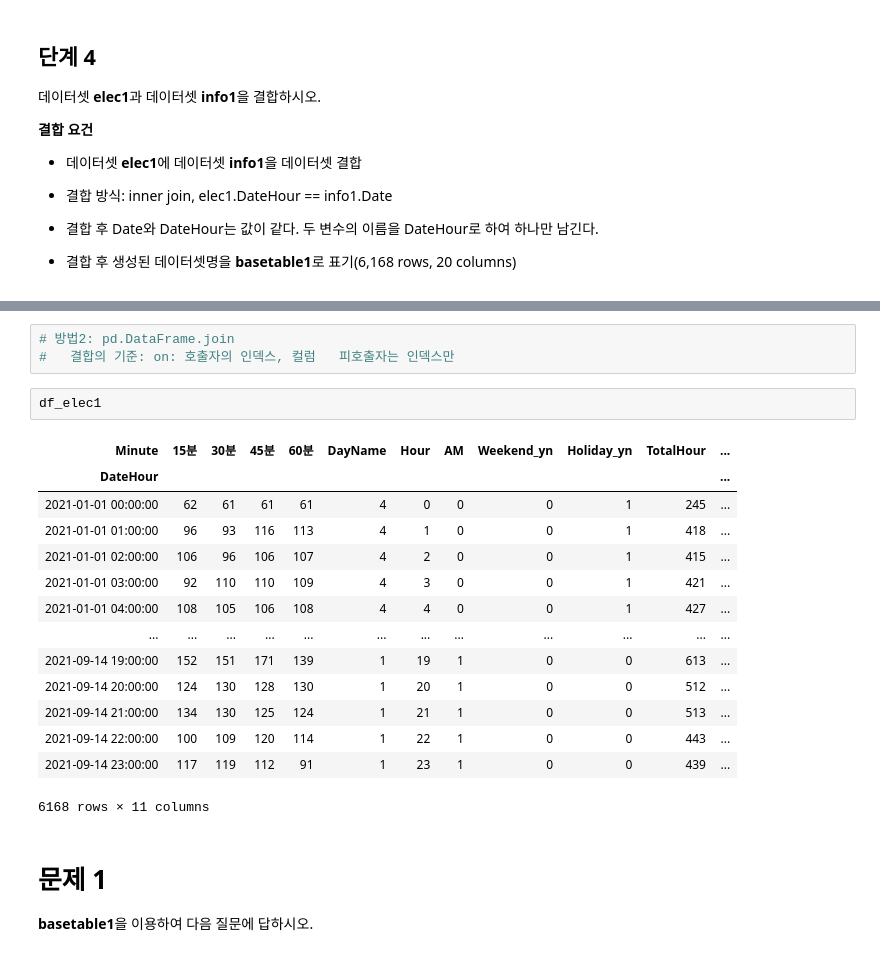
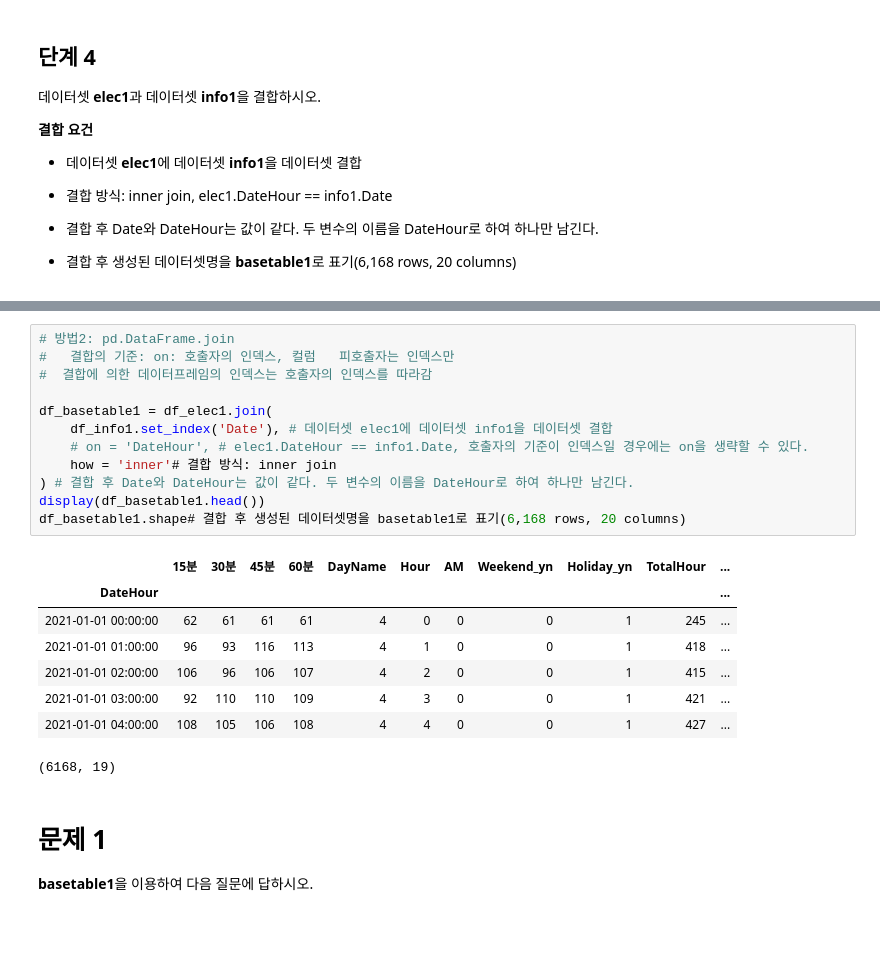
Before and after one commit to sunkusun9/DS_lv3_2607, a Jupyter notebook: sec_ds_lv3_prob3_prob.ipynb, the cells around one changed output, grey strips where cells are left out. Drawn from its saved outputs; the diff is of its cells as text; blank space fills up the shorter version.

```diff
--- a/sec_ds_lv3_prob3_prob.ipynb
+++ b/sec_ds_lv3_prob3_prob.ipynb
@@ -417,23 +491,24 @@ df_info1.head()
-# %%
-# 방법2: pd.DataFrame.join
-#   결합의 기준: on: 호출자의 인덱스, 컬럼   피호출자는 인덱스만
-# %%
-df_elec1
-# %% [output]
-| Minute | 15분 | 30분 | 45분 | 60분 | DayName | Hour | AM | Weekend_yn | Holiday_yn | TotalHour | ... |
-| DateHour |  |  |  |  |  |  |  |  |  |  | ... |
-| 2021-01-01 00:00:00 | 62 | 61 | 61 | 61 | 4 | 0 | 0 | 0 | 1 | 245 | ... |
-| 2021-01-01 01:00:00 | 96 | 93 | 116 | 113 | 4 | 1 | 0 | 0 | 1 | 418 | ... |
-| 2021-01-01 02:00:00 | 106 | 96 | 106 | 107 | 4 | 2 | 0 | 0 | 1 | 415 | ... |
-| 2021-01-01 03:00:00 | 92 | 110 | 110 | 109 | 4 | 3 | 0 | 0 | 1 | 421 | ... |
-| 2021-01-01 04:00:00 | 108 | 105 | 106 | 108 | 4 | 4 | 0 | 0 | 1 | 427 | ... |
-| ... | ... | ... | ... | ... | ... | ... | ... | ... | ... | ... | ... |
-| 2021-09-14 19:00:00 | 152 | 151 | 171 | 139 | 1 | 19 | 1 | 0 | 0 | 613 | ... |
-| 2021-09-14 20:00:00 | 124 | 130 | 128 | 130 | 1 | 20 | 1 | 0 | 0 | 512 | ... |
-| 2021-09-14 21:00:00 | 134 | 130 | 125 | 124 | 1 | 21 | 1 | 0 | 0 | 513 | ... |
-| 2021-09-14 22:00:00 | 100 | 109 | 120 | 114 | 1 | 22 | 1 | 0 | 0 | 443 | ... |
-| 2021-09-14 23:00:00 | 117 | 119 | 112 | 91 | 1 | 23 | 1 | 0 | 0 | 439 | ... |
-6168 rows × 11 columns
+# %%
+# 방법2: pd.DataFrame.join
+#   결합의 기준: on: 호출자의 인덱스, 컬럼   피호출자는 인덱스만
+#  결합에 의한 데이터프레임의 인덱스는 호출자의 인덱스를 따라감
+
+df_basetable1 = df_elec1.join(
+    df_info1.set_index('Date'), # 데이터셋 elec1에 데이터셋 info1을 데이터셋 결합
+    # on = 'DateHour', # elec1.DateHour == info1.Date, 호출자의 기준이 인덱스일 경우에는 on을 생략할 수 있다.
+    how = 'inner'# 결합 방식: inner join
+) # 결합 후 Date와 DateHour는 값이 같다. 두 변수의 이름을 DateHour로 하여 하나만 남긴다.
+display(df_basetable1.head())
+df_basetable1.shape# 결합 후 생성된 데이터셋명을 basetable1로 표기(6,168 rows, 20 columns)
+# %% [output]
+|  | 15분 | 30분 | 45분 | 60분 | DayName | Hour | AM | Weekend_yn | Holiday_yn | TotalHour | ... |
+| DateHour |  |  |  |  |  |  |  |  |  |  | ... |
+| 2021-01-01 00:00:00 | 62 | 61 | 61 | 61 | 4 | 0 | 0 | 0 | 1 | 245 | ... |
+| 2021-01-01 01:00:00 | 96 | 93 | 116 | 113 | 4 | 1 | 0 | 0 | 1 | 418 | ... |
+| 2021-01-01 02:00:00 | 106 | 96 | 106 | 107 | 4 | 2 | 0 | 0 | 1 | 415 | ... |
+| 2021-01-01 03:00:00 | 92 | 110 | 110 | 109 | 4 | 3 | 0 | 0 | 1 | 421 | ... |
+| 2021-01-01 04:00:00 | 108 | 105 | 106 | 108 | 4 | 4 | 0 | 0 | 1 | 427 | ... |
+(6168, 19)
 # %% [markdown]
 # 문제 1
 
```
Also changed, not shown: parts of 33 cells of this notebook.
